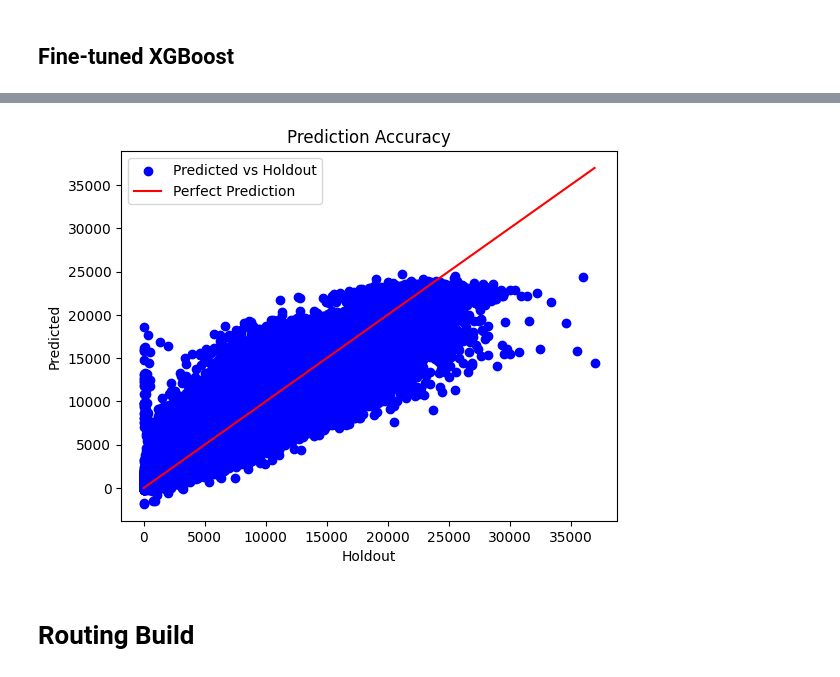
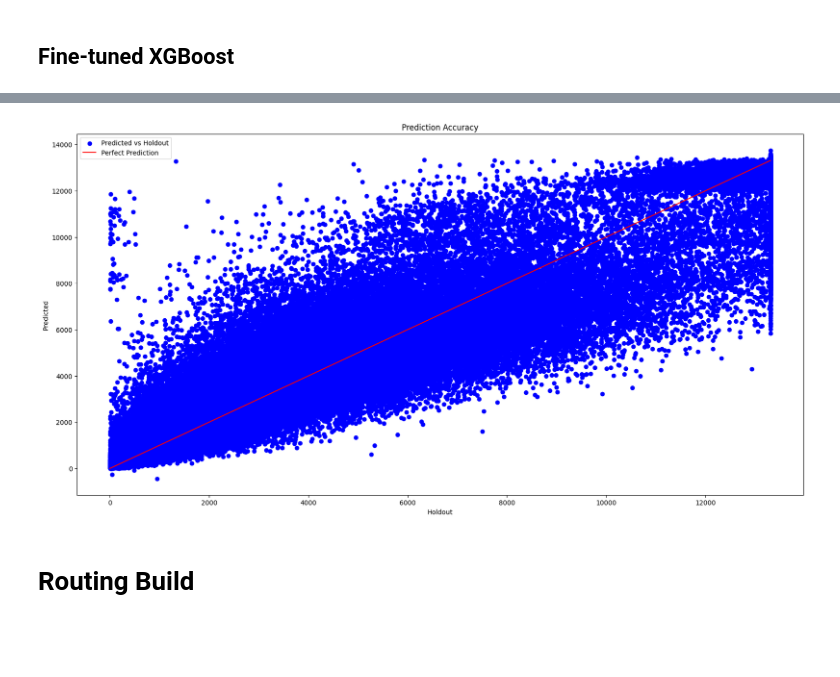
Before and after one commit to jkyxd/ICP_Group3, a Jupyter notebook: ICP Finalized Prototype.ipynb, the cells around one changed output, grey strips where cells are left out. Saved outputs shown, nothing was run; the diff lists cells and outputs as text; code cells hidden in the pictures; blank space fills up the shorter version.

```diff
--- a/ICP Finalized Prototype.ipynb
+++ b/ICP Finalized Prototype.ipynb
@@ -986,0 +1042,8 @@ print(X_final_scaled.columns.tolist())
+# %%
+def winsorise(df, variable, upper_limit, lower_limit):
+    return np.where(df[variable] > upper_limit, upper_limit,
+                    np.where(df[variable] < lower_limit, lower_limit, df[variable]))
+
+X_final_scaled['Revenue']= winsorise(X_final_scaled, 'Revenue', X_final_scaled['Revenue'].quantile(0.85), X_final_scaled['Revenue'].quantile(0))
+X_final_scaled['SUM_DAY_OF_WEEK_AVG_CITY_MENU_TYPE']= winsorise(X_final_scaled, 'SUM_DAY_OF_WEEK_AVG_CITY_MENU_TYPE', X_final_scaled['SUM_DAY_OF_WEEK_AVG_CITY_MENU_TYPE'].quantile(0.85), X_final_scaled['SUM_DAY_OF_WEEK_AVG_CITY_MENU_TYPE'].quantile(0))
+X_final_scaled['SUM_PREV_YEAR_MONTH_SALES_CITY_MENU_TYPE']= winsorise(X_final_scaled, 'SUM_PREV_YEAR_MONTH_SALES_CITY_MENU_TYPE', X_final_scaled['SUM_PREV_YEAR_MONTH_SALES_CITY_MENU_TYPE'].quantile(0.8), X_final_scaled['SUM_PREV_YEAR_MONTH_SALES_CITY_MENU_TYPE'].quantile(0.5))
@@ -1133,0 +1382,16 @@ print('Test R2 is: ', r2_score(gbr.predict(X_test), y_test))
+# %%
+from xgboost import XGBRegressor
+xgb = XGBRegressor(objective="reg:squarederror", learning_rate=0.01523, max_depth=9, colsample_bytree=0.578, n_estimators=641, subsample=0.854)
+xgb.fit(X_train, y_train, early_stopping_rounds=10, eval_set=[(X_test, y_test)])
+
+print('Train MSE is: ', mean_squared_error(xgb.predict(X_train), y_train))
+print('Test MSE is: ', mean_squared_error(xgb.predict(X_test), y_test))
+print()
+print('Train RMSE is: ',  math.sqrt(mean_squared_error(xgb.predict(X_train), y_train)))
+print('Test RMSE is: ', math.sqrt(mean_squared_error(xgb.predict(X_test), y_test)))
+print()
+print('Train MAE is: ', mean_absolute_error(xgb.predict(X_train), y_train))
+print('Test MAE is: ', mean_absolute_error(xgb.predict(X_test), y_test))
+print()
+print('Train R2 is: ', r2_score(xgb.predict(X_train), y_train))
+print('Test R2 is: ', r2_score(xgb.predict(X_test), y_test))
@@ -1134,8 +1416,4 @@ print('Test R2 is: ', r2_score(gbr.predict(X_test), y_test))
 # %%
-from xgboost import XGBRegressor
-from lightgbm import LGBMRegressor
-xgb = XGBRegressor()
-xgb.fit(X_train, y_train)
 print('Train MSE is: ', mean_squared_error(xgb.predict(X_train), y_train))
 print('Test MSE is: ', mean_squared_error(xgb.predict(X_test), y_test))
 print()
@@ -1192,24 +1470,25 @@ print(df_predictions)
 # %%
 import matplotlib.pyplot as plt
 
 # Plot the predicted values against the holdout values
+plt.figure(figsize=(20,10))
 plt.scatter(df_predictions['Holdout'], df_predictions['Predicted'], c='blue', label='Predicted vs Holdout')
 
 # Add a reference line
 plt.plot([df_predictions['Holdout'].min(), df_predictions['Holdout'].max()], [df_predictions['Holdout'].min(), df_predictions['Holdout'].max()], c='red', label='Perfect Prediction')
 
 # Set labels and title
 plt.xlabel('Holdout')
 plt.ylabel('Predicted')
 plt.title('Prediction Accuracy')
 
 # Show the legend
 plt.legend()
 
 # Display the plot
 plt.show()
 # %% [output]
-[figure, old version]
+[figure, new version]
 # %% [markdown]
 # Routing Build
 # %%
```
Also changed, not shown: parts of 25 cells of this notebook.
